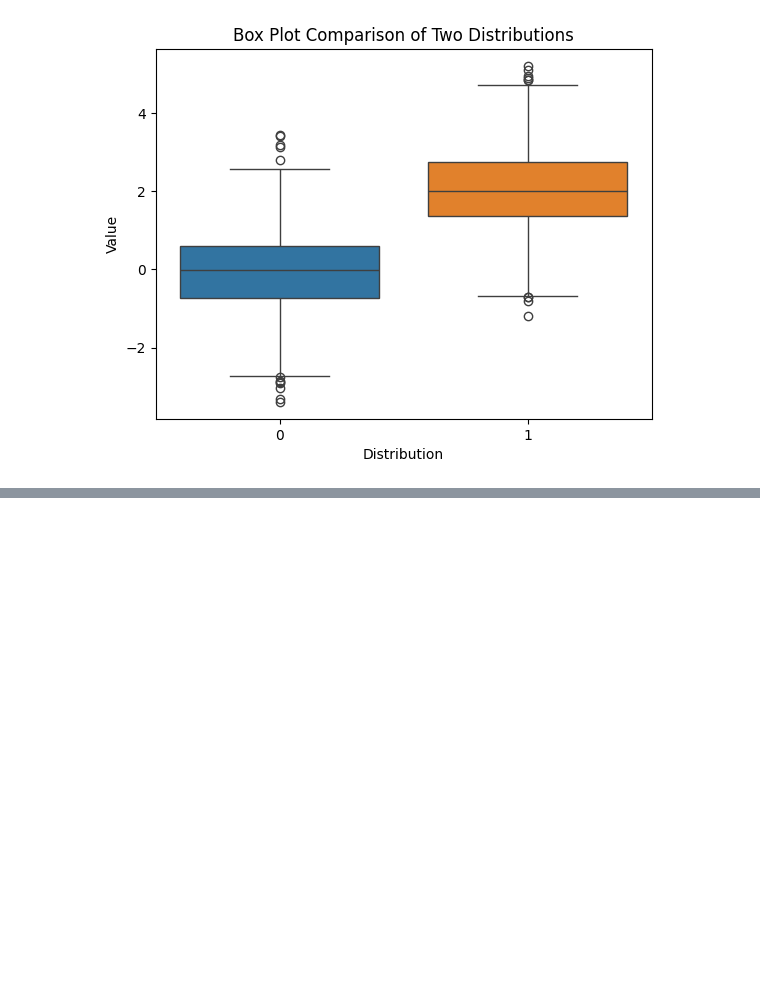
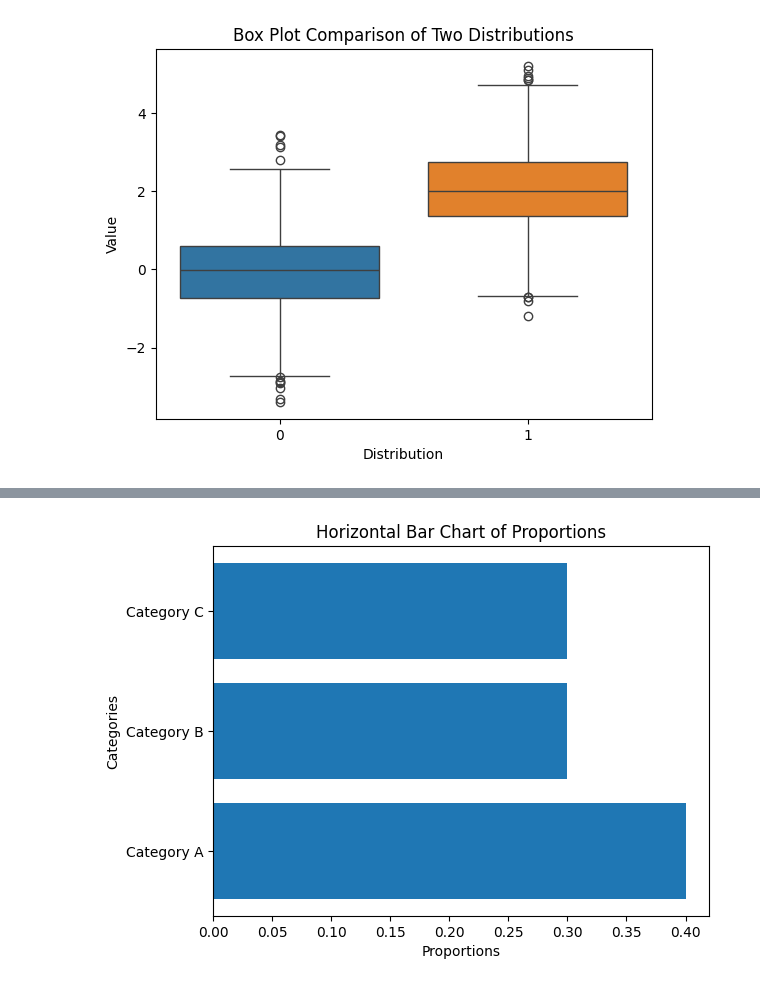
Before and after one commit to girishnn/sanjay, a Jupyter notebook: sanjay.ipynb, the cells around one changed output, grey strips where cells are left out. Cells and saved outputs as stored; diff of their text form; code cells hidden in the pictures; blank space fills up the shorter version.

```diff
--- a/sanjay.ipynb
+++ b/sanjay.ipynb
@@ -533,0 +565,15 @@ plt.show()
+# %%
+import matplotlib.pyplot as plt
+# Sample data representing proportions
+categories = ['Category A', 'Category B', 'Category C']
+proportions = [0.4, 0.3, 0.3]
+# Create a horizontal bar chart
+plt.barh(categories, proportions)
+# Adding labels and a title
+plt.xlabel('Proportions')
+plt.ylabel('Categories')
+plt.title('Horizontal Bar Chart of Proportions')
+# Show the plot
+plt.show()
+# %% [output]
+[figure, added]
```
Also changed, not shown: parts of 7 cells of this notebook.
